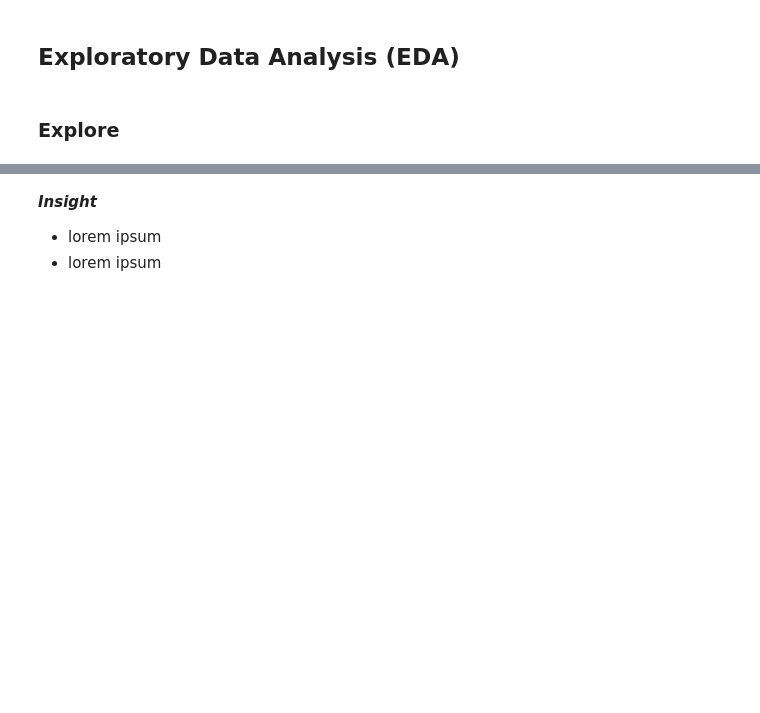
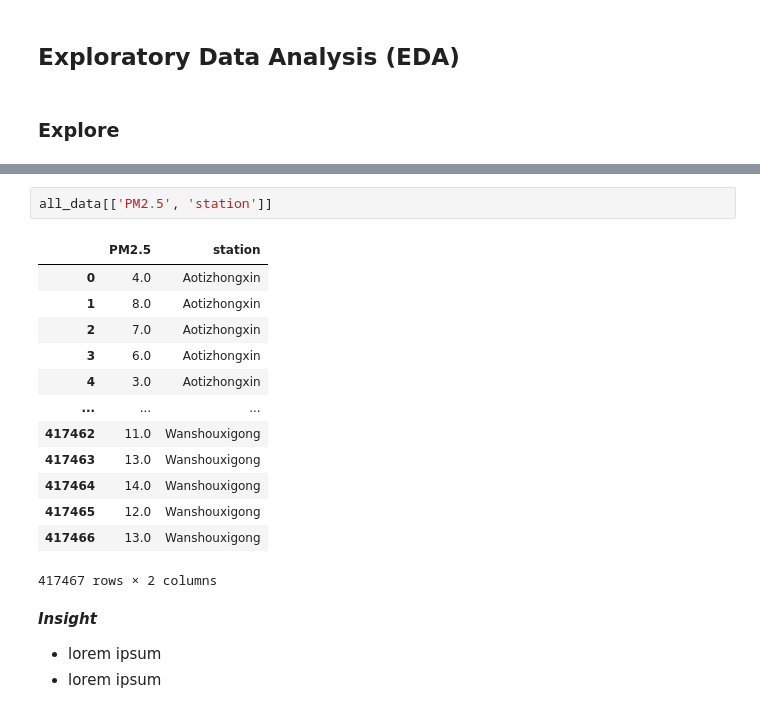
Before and after one commit to Azuredeer/Air-Quality, a Jupyter notebook: analysis_air.ipynb, the cells around one changed output, grey strips where cells are left out. Cells and saved outputs as stored; diff of their text form; blank space fills up the shorter version.

```diff
--- a/analysis_air.ipynb
+++ b/analysis_air.ipynb
@@ -1966,3 +2116,19 @@ Kolom WSPM: 0 nilai outlier
+# %%
+all_data[['PM2.5', 'station']]
+# %% [output]
+|  | PM2.5 | station |
+| 0 | 4.0 | Aotizhongxin |
+| 1 | 8.0 | Aotizhongxin |
+| 2 | 7.0 | Aotizhongxin |
+| 3 | 6.0 | Aotizhongxin |
+| 4 | 3.0 | Aotizhongxin |
+| ... | ... | ... |
+| 417462 | 11.0 | Wanshouxigong |
+| 417463 | 13.0 | Wanshouxigong |
+| 417464 | 14.0 | Wanshouxigong |
+| 417465 | 12.0 | Wanshouxigong |
+| 417466 | 13.0 | Wanshouxigong |
+417467 rows × 2 columns
 # %% [markdown]
 ***Insight***
 - lorem ipsum
```
Also changed, not shown: parts of 8 cells of this notebook, 1 other file.
